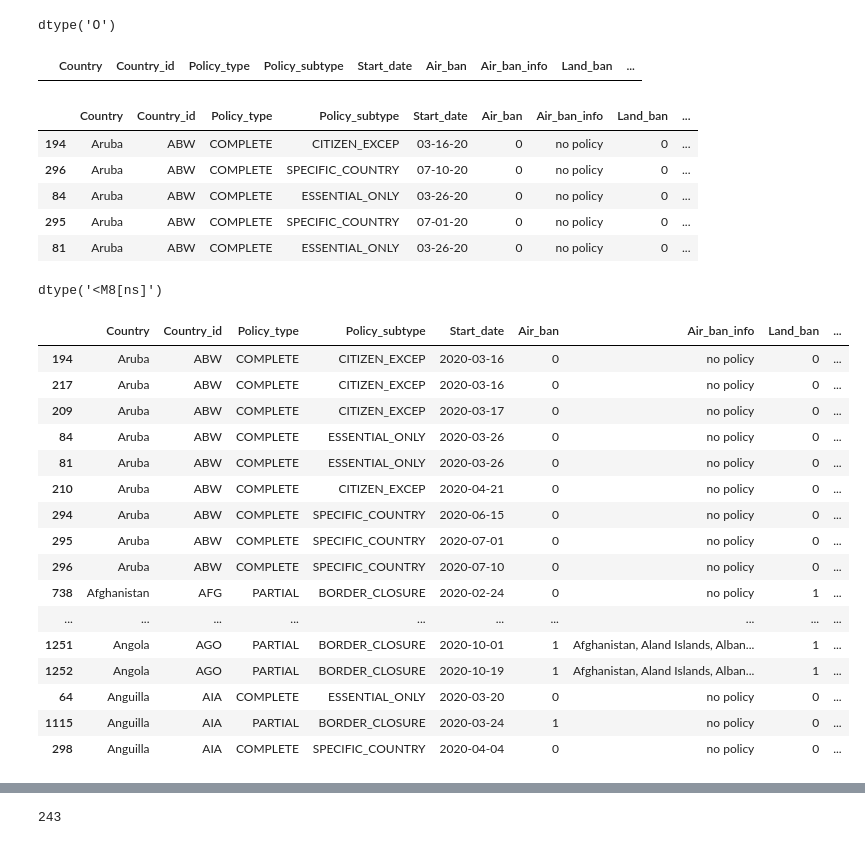
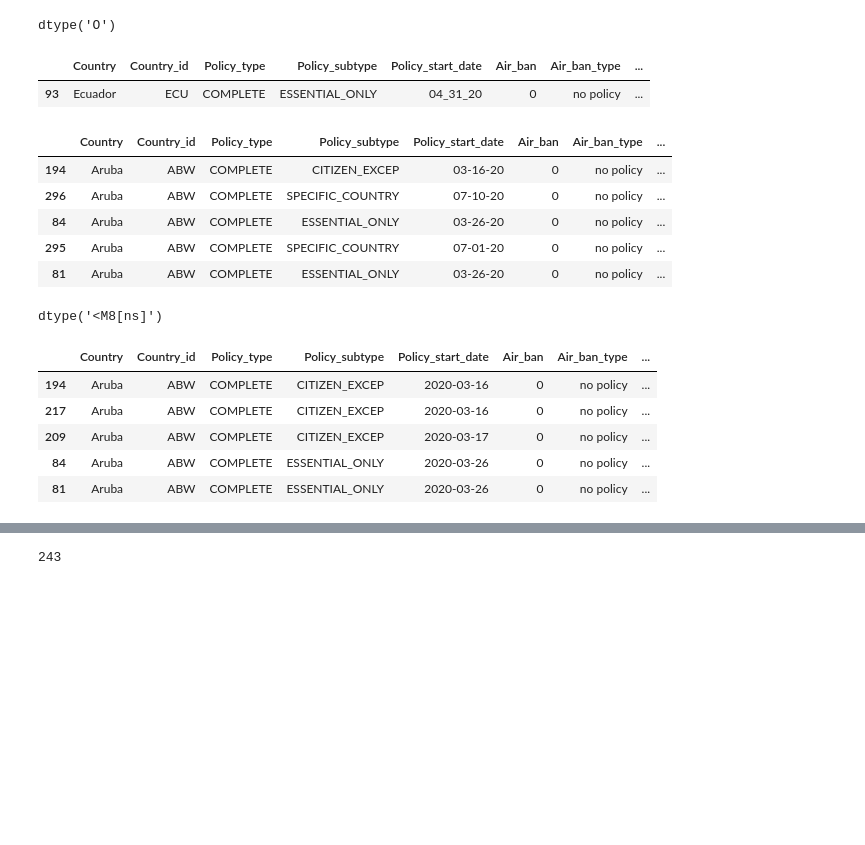
Before and after one commit to sarahDH615/ETL-project, a Jupyter notebook: data/policy_clean.ipynb, the cells around one changed output, grey strips where cells are left out. Drawn from its saved outputs; the diff is of its cells as text; code cells hidden in the pictures; blank space fills up the shorter version.

```diff
--- a/data/policy_clean.ipynb
+++ b/data/policy_clean.ipynb
@@ -50,12 +53,13 @@ Index(['COUNTRY_NAME', 'ISO3', 'POLICY_TYPE', 'POLICY_SUBTYPE', 'START_DATE',
       dtype='object')
 # %%
 # renaming the columns
-policy_df.columns = ['Country', 'Country_id', 'Policy_type', 'Policy_subtype', 'Start_date', 'Air_ban',
-                             'Air_ban_info', 'Land_ban', 'Land_ban_info', 'Sea_ban',
-                              'Sea_ban_info','Citizen_ban', 'Citizen_ban_info',
-                              'Travel_history_ban', 'Travel_history_ban_info', 'Refugee_ban',
-                              'Refugee_ban_info', 'Visa_ban', 'Visa_ban_info',
-                              'Citizen_exceptions', 'Citizen_exceptions_info', 'Country_exceptions',
-                              'Country_exceptions_info', 'Work_exceptions_info']
+policy_df.columns = ['Country', 'Country_id', 'Policy_type', 'Policy_subtype', 'Policy_start_date', 'Air_ban',
+                             'Air_ban_type', 'Air_ban_info', 'Land_ban', 'Land_ban_type', 'Land_ban_info',
+                             'Sea_ban', 'Sea_ban_type', 'Sea_ban_info','Citizen_ban', 'Citizen_ban_info',
+                             'Travel_history_ban', 'Travel_history_ban_info',
+                             'Refugee_ban', 'Refugee_ban_info',
+                             'Visa_ban', 'Visa_ban_list', 'Visa_ban_info',
+                             'Citizen_exceptions', 'Citizen_exceptions_info',
+                             'Country_exceptions', 'Country_exceptions_info', 'Work_exceptions']
 policy_df.columns
 # %% [output]
@@ -147,30 +152,31 @@ sorted_policy_df['Start_date'].dtype
 # %% [output]
 dtype('O')
+# %%
+# impossible date
+sorted_policy_df[sorted_policy_df['Policy_start_date'] == '04_31_20']
+# %% [output]
+|  | Country | Country_id | Policy_type | Policy_subtype | Policy_start_date | Air_ban | Air_ban_type | ... |
+| 93 | Ecuador | ECU | COMPLETE | ESSENTIAL_ONLY | 04_31_20 | 0 | no policy | ... |
 # %%
 # formatting dates for use in datetime
 # replacing nons and 0s with fake date
-dates_list = [x.replace('_', '-') for x in sorted_policy_df['Start_date']]
+dates_list = [x.replace('_', '-') for x in sorted_policy_df['Policy_start_date']]
 dates_list_start = ['01-01-01' if x == 'NONE' or x == '0' else x for x in dates_list]
-# educated guess as to end date of errant date shown in below cell
+# educated guess as to end date of errant date shown in above cell
 dates_list_edited = ['04-21-20' if x == '04-31-20' else x for x in dates_list_start]
-# %%
-# impossible date
-sorted_policy_df[sorted_policy_df['Start_date'] == '04-31-20']
-# %% [output]
-|  | Country | Country_id | Policy_type | Policy_subtype | Start_date | Air_ban | Air_ban_info | Land_ban | ... |
 # %%
 # replacing Start Date col w/ edited dates list
-sorted_policy_df['Start_date'] = dates_list_edited
+sorted_policy_df['Policy_start_date'] = dates_list_edited
 sorted_policy_df.head()
 # %% [output]
-|  | Country | Country_id | Policy_type | Policy_subtype | Start_date | Air_ban | Air_ban_info | Land_ban | ... |
-| 194 | Aruba | ABW | COMPLETE | CITIZEN_EXCEP | 03-16-20 | 0 | no policy | 0 | ... |
-| 296 | Aruba | ABW | COMPLETE | SPECIFIC_COUNTRY | 07-10-20 | 0 | no policy | 0 | ... |
-| 84 | Aruba | ABW | COMPLETE | ESSENTIAL_ONLY | 03-26-20 | 0 | no policy | 0 | ... |
-| 295 | Aruba | ABW | COMPLETE | SPECIFIC_COUNTRY | 07-01-20 | 0 | no policy | 0 | ... |
-| 81 | Aruba | ABW | COMPLETE | ESSENTIAL_ONLY | 03-26-20 | 0 | no policy | 0 | ... |
+|  | Country | Country_id | Policy_type | Policy_subtype | Policy_start_date | Air_ban | Air_ban_type | ... |
+| 194 | Aruba | ABW | COMPLETE | CITIZEN_EXCEP | 03-16-20 | 0 | no policy | ... |
+| 296 | Aruba | ABW | COMPLETE | SPECIFIC_COUNTRY | 07-10-20 | 0 | no policy | ... |
+| 84 | Aruba | ABW | COMPLETE | ESSENTIAL_ONLY | 03-26-20 | 0 | no policy | ... |
+| 295 | Aruba | ABW | COMPLETE | SPECIFIC_COUNTRY | 07-01-20 | 0 | no policy | ... |
+| 81 | Aruba | ABW | COMPLETE | ESSENTIAL_ONLY | 03-26-20 | 0 | no policy | ... |
 # %%
 # converting Start Date col to dtype datetime
-sorted_policy_df['Start_date'] = pd.to_datetime(sorted_policy_df['Start_date'])
+sorted_policy_df['Policy_start_date'] = pd.to_datetime(sorted_policy_df['Policy_start_date'])
 # %%
 # checking dtype
@@ -179,26 +185,15 @@ sorted_policy_df['Start_date'].dtype
 dtype('<M8[ns]')
 # %%
 # sorting by country id then start date
-double_sorted_policy_df = sorted_policy_df.sort_values(['Country_id','Start_date'])
-double_sorted_policy_df.head(20)
+double_sorted_policy_df = sorted_policy_df.sort_values(['Country_id','Policy_start_date'])
+double_sorted_policy_df.head()
 # %% [output]
-|  | Country | Country_id | Policy_type | Policy_subtype | Start_date | Air_ban | Air_ban_info | Land_ban | ... |
-| 194 | Aruba | ABW | COMPLETE | CITIZEN_EXCEP | 2020-03-16 | 0 | no policy | 0 | ... |
-| 217 | Aruba | ABW | COMPLETE | CITIZEN_EXCEP | 2020-03-16 | 0 | no policy | 0 | ... |
-| 209 | Aruba | ABW | COMPLETE | CITIZEN_EXCEP | 2020-03-17 | 0 | no policy | 0 | ... |
-| 84 | Aruba | ABW | COMPLETE | ESSENTIAL_ONLY | 2020-03-26 | 0 | no policy | 0 | ... |
-| 81 | Aruba | ABW | COMPLETE | ESSENTIAL_ONLY | 2020-03-26 | 0 | no policy | 0 | ... |
-| 210 | Aruba | ABW | COMPLETE | CITIZEN_EXCEP | 2020-04-21 | 0 | no policy | 0 | ... |
-| 294 | Aruba | ABW | COMPLETE | SPECIFIC_COUNTRY | 2020-06-15 | 0 | no policy | 0 | ... |
-| 295 | Aruba | ABW | COMPLETE | SPECIFIC_COUNTRY | 2020-07-01 | 0 | no policy | 0 | ... |
-| 296 | Aruba | ABW | COMPLETE | SPECIFIC_COUNTRY | 2020-07-10 | 0 | no policy | 0 | ... |
-| 738 | Afghanistan | AFG | PARTIAL | BORDER_CLOSURE | 2020-02-24 | 0 | no policy | 1 | ... |
-| ... | ... | ... | ... | ... | ... | ... | ... | ... | ... |
-| 1251 | Angola | AGO | PARTIAL | BORDER_CLOSURE | 2020-10-01 | 1 | Afghanistan, Aland Islands, Alban... | 1 | ... |
-| 1252 | Angola | AGO | PARTIAL | BORDER_CLOSURE | 2020-10-19 | 1 | Afghanistan, Aland Islands, Alban... | 1 | ... |
-| 64 | Anguilla | AIA | COMPLETE | ESSENTIAL_ONLY | 2020-03-20 | 0 | no policy | 0 | ... |
-| 1115 | Anguilla | AIA | PARTIAL | BORDER_CLOSURE | 2020-03-24 | 1 | no policy | 0 | ... |
-| 298 | Anguilla | AIA | COMPLETE | SPECIFIC_COUNTRY | 2020-04-04 | 0 | no policy | 0 | ... |
+|  | Country | Country_id | Policy_type | Policy_subtype | Policy_start_date | Air_ban | Air_ban_type | ... |
+| 194 | Aruba | ABW | COMPLETE | CITIZEN_EXCEP | 2020-03-16 | 0 | no policy | ... |
+| 217 | Aruba | ABW | COMPLETE | CITIZEN_EXCEP | 2020-03-16 | 0 | no policy | ... |
+| 209 | Aruba | ABW | COMPLETE | CITIZEN_EXCEP | 2020-03-17 | 0 | no policy | ... |
+| 84 | Aruba | ABW | COMPLETE | ESSENTIAL_ONLY | 2020-03-26 | 0 | no policy | ... |
+| 81 | Aruba | ABW | COMPLETE | ESSENTIAL_ONLY | 2020-03-26 | 0 | no policy | ... |
 # %%
 # keeping only the rows with the most recent date for each country
 last_date_df = double_sorted_policy_df.drop_duplicates(subset='Country_id', keep='last')
```
Also changed, not shown: parts of 30 cells of this notebook, 1 other file.
